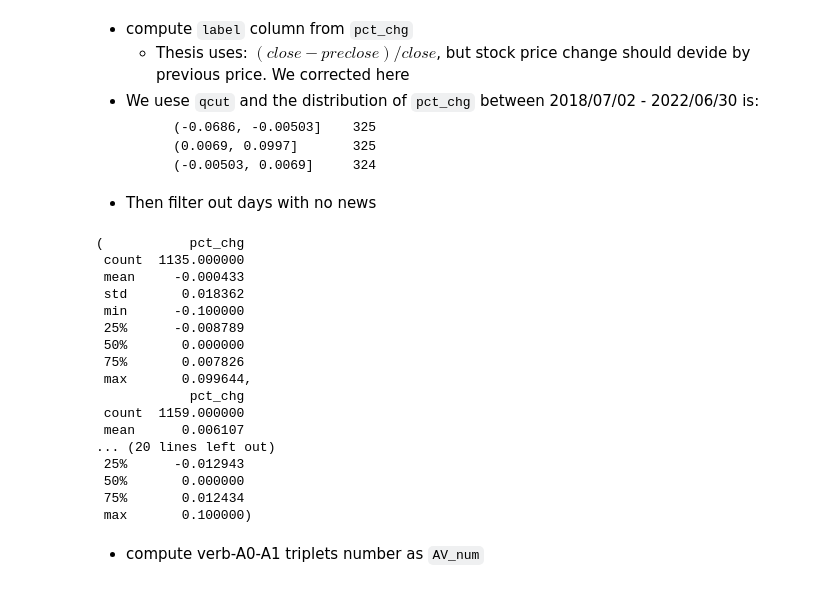
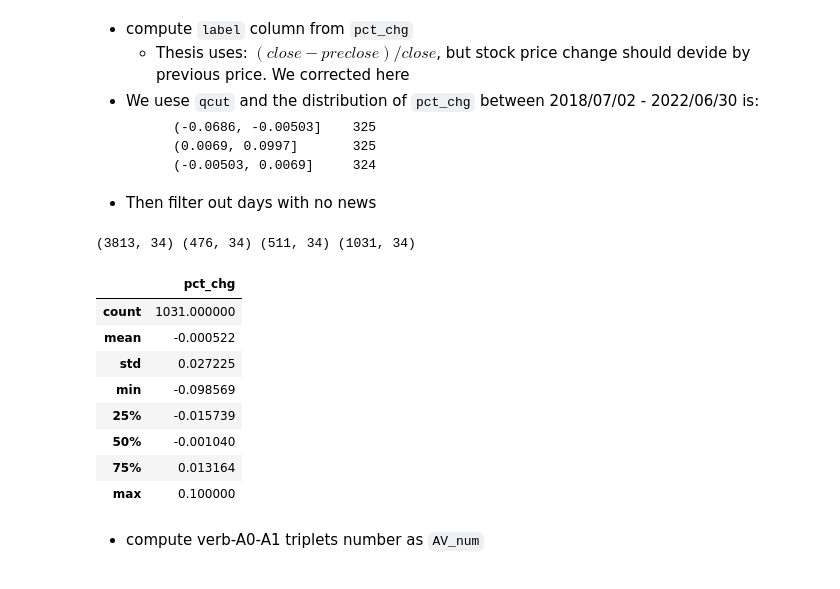
Before and after one commit to A-baoYang/Astock-on-TWSE, a Jupyter notebook: code/try_Pretrained_RoBert_SRL(FC)_CL(V).ipynb, the cells around one changed output. Saved outputs shown, nothing was run; the diff lists cells and outputs as text; code cells hidden in the pictures.

```diff
--- a/code/try_Pretrained_RoBert_SRL(FC)_CL(V).ipynb
+++ b/code/try_Pretrained_RoBert_SRL(FC)_CL(V).ipynb
@@ -123,26 +144,23 @@ df_train = df_train[df_train.titles.notnull()].reset_index(drop=True)
 df_val = df_val[df_val.titles.notnull()].reset_index(drop=True)
 df_test = df_test[df_test.titles.notnull()].reset_index(drop=True)
 df_ood = df_ood[df_ood.titles.notnull()].reset_index(drop=True)
+
+print(df_train.shape, df_val.shape, df_test.shape, df_ood.shape)
+# %% [output]
+(3813, 34) (476, 34) (511, 34) (1031, 34)
 # %%
-df_train[["pct_chg","label"]].describe(), df_val[["pct_chg","label"]].describe(), df_test[["pct_chg","label"]].describe(), df_ood[["pct_chg","label"]].describe()
+df_train[["pct_chg","label"]].describe(), df_val[["pct_chg","label"]].describe(), df_test[["pct_chg","label"]].describe()
+df_ood[["pct_chg","label"]].describe()
 # %% [output]
-(           pct_chg
- count  1135.000000
- mean     -0.000433
- std       0.018362
- min      -0.100000
- 25%      -0.008789
- 50%       0.000000
- 75%       0.007826
- max       0.099644,
-            pct_chg
- count  1159.000000
- mean      0.006107
-... (20 lines left out)
- 25%      -0.012943
- 50%       0.000000
- 75%       0.012434
- max       0.100000)
+|  | pct_chg |
+| count | 1031.000000 |
+| mean | -0.000522 |
+| std | 0.027225 |
+| min | -0.098569 |
+| 25% | -0.015739 |
+| 50% | -0.001040 |
+| 75% | 0.013164 |
+| max | 0.100000 |
 # %% [markdown]
 - compute verb-A0-A1 triplets number as `AV_num`
 # %%
```
Also changed, not shown: parts of 14 cells of this notebook.
